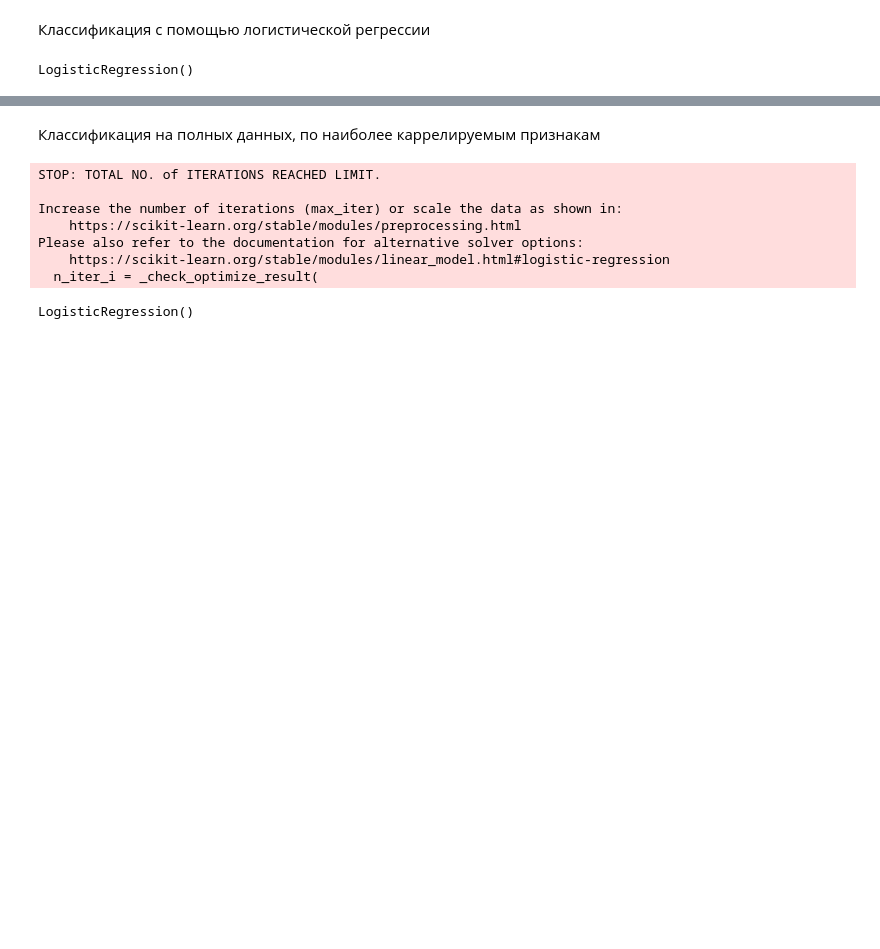
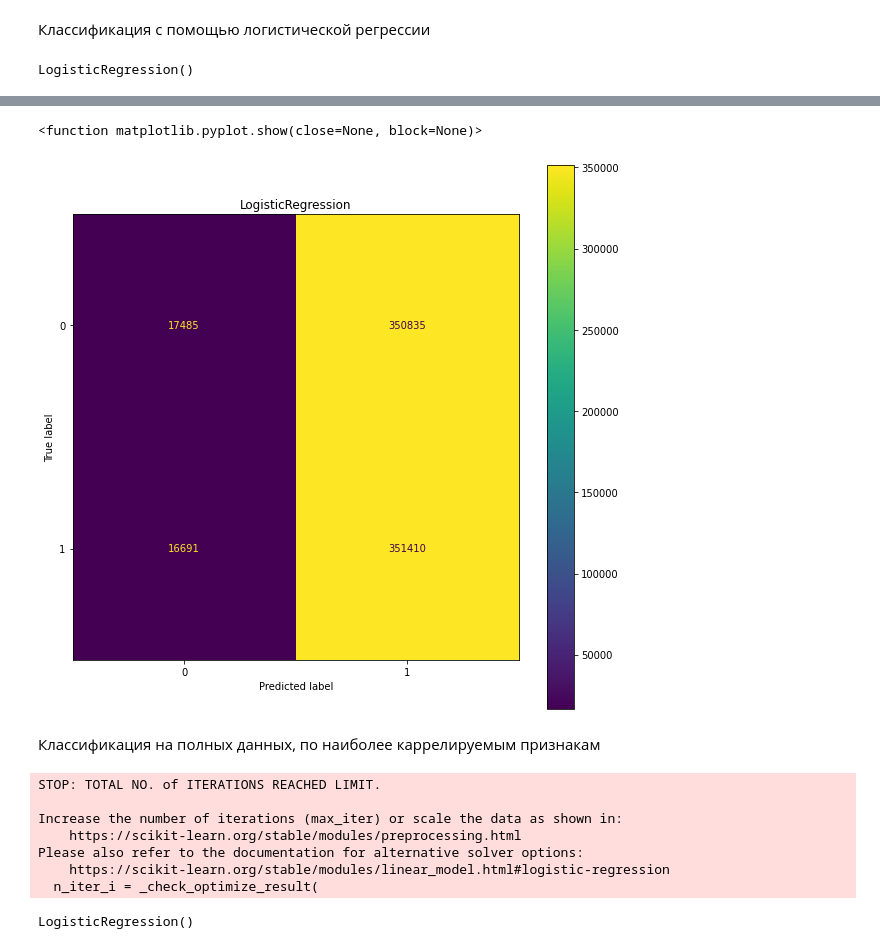
Before and after one commit to Anessivan/Ml-course, a Jupyter notebook: Airline Delays.ipynb, the cells around one changed output, grey strips where cells are left out. Cells and saved outputs as stored; diff of their text form; code cells hidden in the pictures; blank space fills up the shorter version.

```diff
--- a/Airline Delays.ipynb
+++ b/Airline Delays.ipynb
@@ -240,0 +248,6 @@ plt.show
+# %%
+model = LogisticRegression(class_weight='balanced')
+model.fit(X_train, y_train)
+predict = model.predict(X_test)
+target_names = ['Not Delay', 'Delay']
+print(classification_report(predict, y_test, target_names=target_names))
@@ -241,3 +263,11 @@ plt.show
+# %%
+fig, ax = plt.subplots(figsize=(10,10))
+ax.set_title(f'LogisticRegression')
+ConfusionMatrixDisplay.from_estimator(model, X_test, y_test, ax=ax)
+plt.show
+# %% [output]
+<function matplotlib.pyplot.show(close=None, block=None)>
+[figure, added]
 # %% [markdown]
 Классификация на полных данных, по наиболее каррелируемым признакам
 # %%
```
Also changed, not shown: parts of 60 cells of this notebook.
